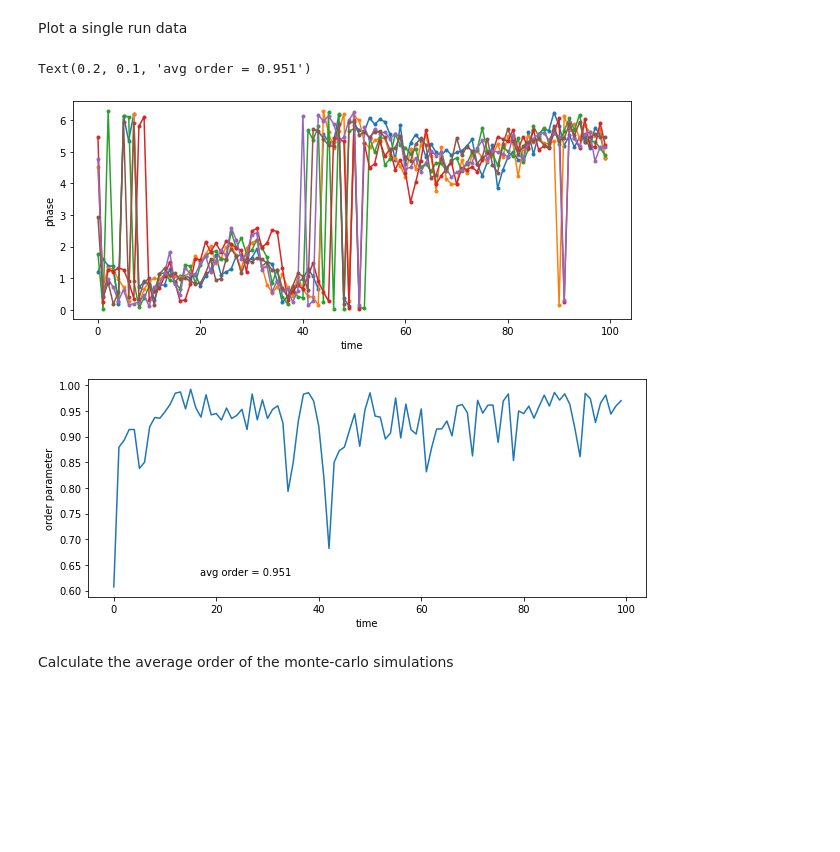
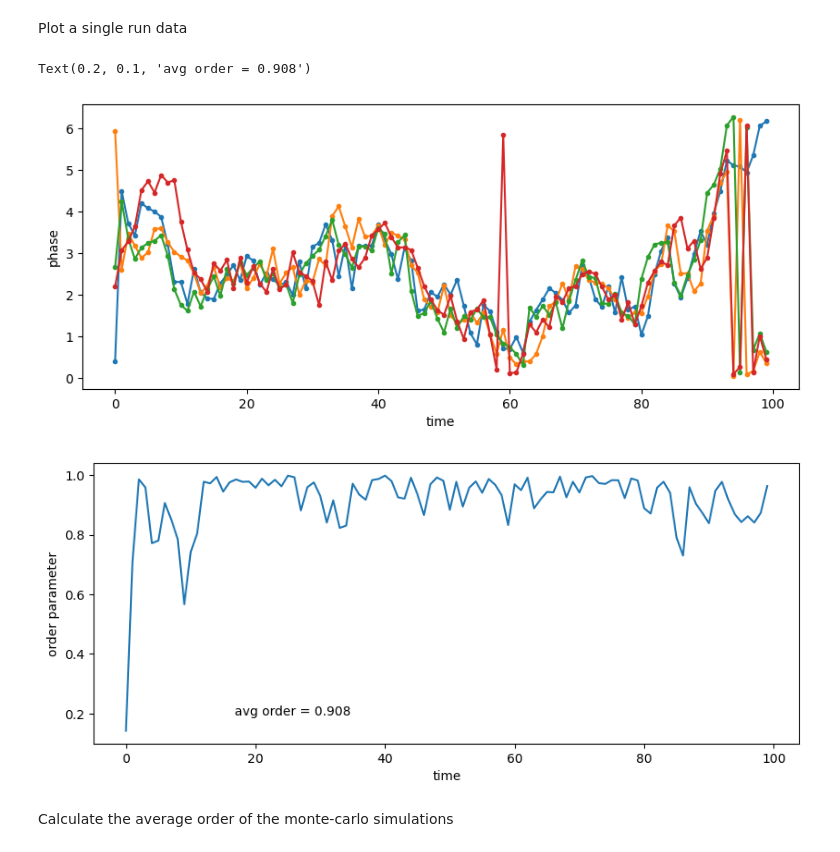
Before and after one commit to mohsen-raoufi/switching_coordination, a Jupyter notebook: param_scan.ipynb, the cells around one changed output. Saved outputs shown, nothing was run; the diff lists cells and outputs as text; code cells hidden in the pictures; blank space fills up the shorter version.

```diff
--- a/param_scan.ipynb
+++ b/param_scan.ipynb
@@ -32,45 +42,49 @@ Running the parameter scanning
 # make an empty out_data to fill in later
 out_data = {}
 
-# monte-carlo loop
-for i_switching_rate, switching_rate in enumerate(tqdm(switching_rate_arr)):
+# loop over all N
+for N_i, N in enumerate(N_arr):
 
-    # initialize a parameter dictionary
-    params = sc.InitParams(N=N,switchingRate=switching_rate,
-                        refTime=ref_time,noiseStd=noise_std,
-                        avgFrequency=avg_frequency, writeFile=write_file)
+    # monte-carlo loop
+    for i_switching_rate, switching_rate in enumerate(tqdm(switching_rate_arr)):
 
-    # repeat single simulation for "n_mc_reps" times
-    for mc_iter in np.arange(n_mc_reps):
+        # initialize a parameter dictionary
+        params = sc.InitParams(N=N,switchingRate=switching_rate,
+                            refTime=ref_time,noiseStd=noise_std,
+                            avgFrequency=avg_frequency, writeFile=write_file)
 
-        #perform a single simulation
-        out_data_tmp = sc.SingleSimulation(params)
-        out_data[i_switching_rate, mc_iter] = out_data_tmp
+        # repeat single simulation for "n_mc_reps" times
+        for mc_iter in np.arange(n_mc_reps):
+
+            # perform a single simulation
+            out_data_tmp = sc.SingleSimulation(params)
+            out_data[N, i_switching_rate, mc_iter] = out_data_tmp
 # %% [markdown]
 Plot a single run data
 # %%
-switching_rate_index_to_plot = 0
-mc_iter_to_plot = 0
+N_to_plot = 4
+switching_rate_index_to_plot = 3
+mc_iter_to_plot = 2
 
-out_data_to_plot = out_data[switching_rate_index_to_plot, mc_iter_to_plot]
+out_data_to_plot = out_data[N_to_plot, switching_rate_index_to_plot, mc_iter_to_plot]
 
 # plot single trajectories versus time
 plt.figure(figsize=(10,4))
 plt.plot(out_data_to_plot['t'],(out_data_to_plot['phi']),'.-')
 plt.xlabel('time')
 plt.ylabel('phase')
 #plot order parameter versus time
 plt.figure(figsize=(10,4))
 ax=plt.subplot()
 plt.plot(out_data_to_plot['t'],out_data_to_plot['order'])
 plt.xlabel('time')
 plt.ylabel('order parameter')
 avg_order=np.mean(out_data_to_plot['order'][-25:])
 plt.text(0.2,0.1,'avg order = %.3f' % avg_order,transform=ax.transAxes)
 # %% [output]
-Text(0.2, 0.1, 'avg order = 0.951')
+Text(0.2, 0.1, 'avg order = 0.908')
-[figure, old version]
+[figure, new version]
-[figure, old version]
+[figure, new version]
 # %% [markdown]
 Calculate the average order of the monte-carlo simulations
 # %%
```
Also changed, not shown: parts of 4 cells of this notebook.
